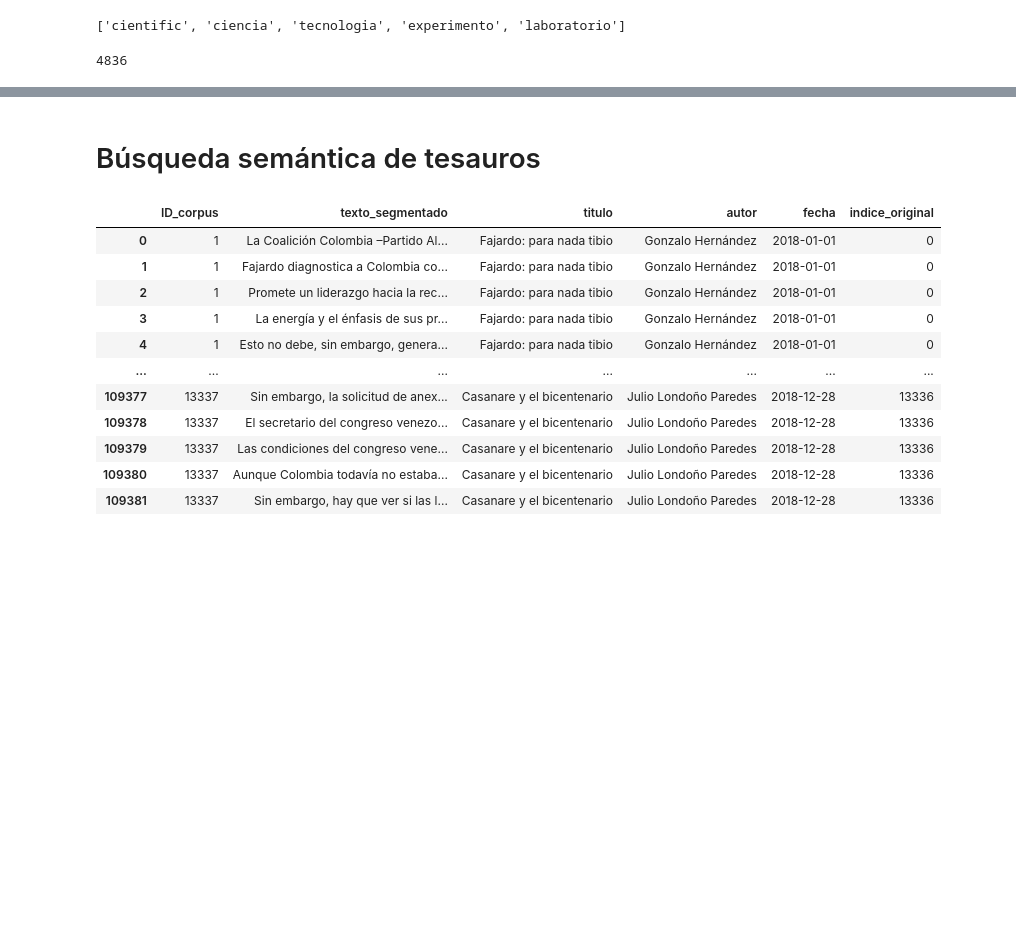
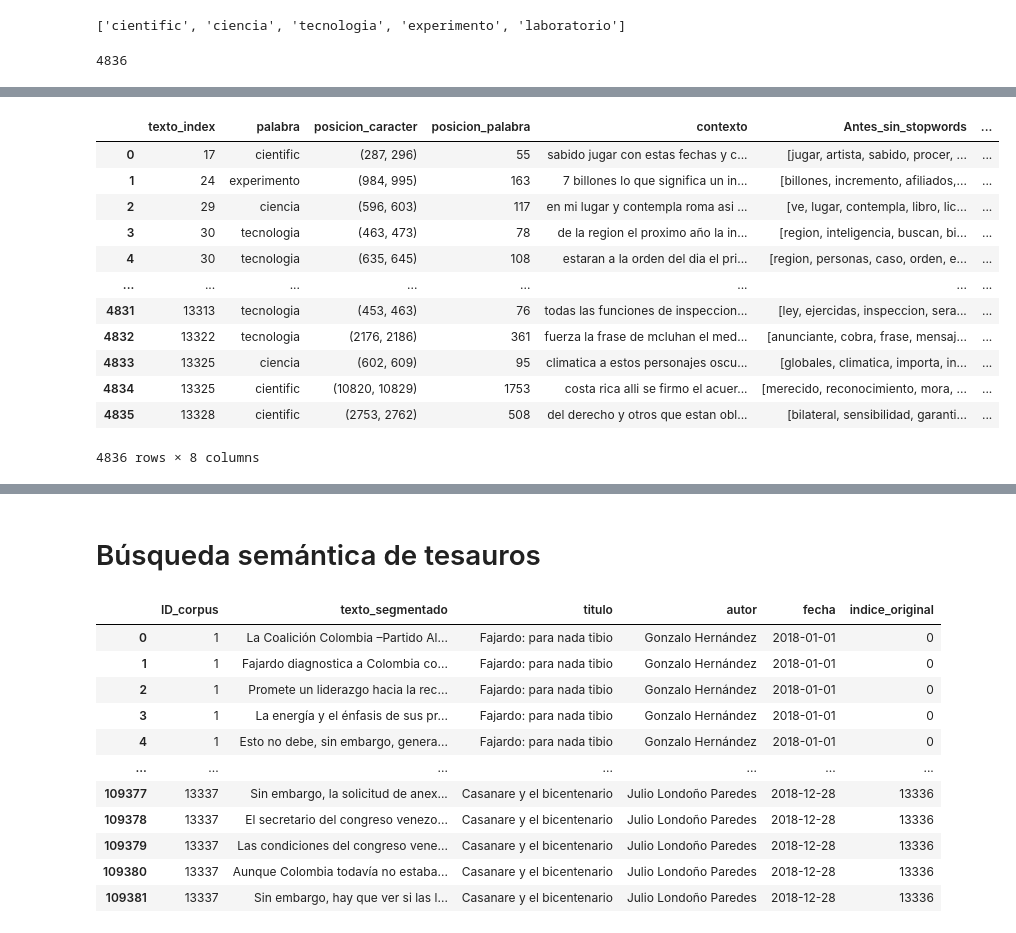
Before and after one commit to BMSS-EAFIT-Projects/HumanidadesDigitales_Karen, a Jupyter notebook: Códigos/busquedas_tesauros.ipynb, the cells around one changed output, grey strips where cells are left out. Cells and saved outputs as stored; diff of their text form; code cells hidden in the pictures; blank space fills up the shorter version.

```diff
--- a/Códigos/busquedas_tesauros.ipynb
+++ b/Códigos/busquedas_tesauros.ipynb
@@ -173,0 +201,16 @@ len(resultados)
+# %%
+resultados
+# %% [output]
+|  | texto_index | palabra | posicion_caracter | posicion_palabra | contexto | Antes_sin_stopwords | ... |
+| 0 | 17 | cientific | (287, 296) | 55 | sabido jugar con estas fechas y c... | [jugar, artista, sabido, procer, ... | ... |
+| 1 | 24 | experimento | (984, 995) | 163 | 7 billones lo que significa un in... | [billones, incremento, afiliados,... | ... |
+| 2 | 29 | ciencia | (596, 603) | 117 | en mi lugar y contempla roma asi ... | [ve, lugar, contempla, libro, lic... | ... |
+| 3 | 30 | tecnologia | (463, 473) | 78 | de la region el proximo año la in... | [region, inteligencia, buscan, bi... | ... |
+| 4 | 30 | tecnologia | (635, 645) | 108 | estaran a la orden del dia el pri... | [region, personas, caso, orden, e... | ... |
+| ... | ... | ... | ... | ... | ... | ... | ... |
+| 4831 | 13313 | tecnologia | (453, 463) | 76 | todas las funciones de inspeccion... | [ley, ejercidas, inspeccion, sera... | ... |
+| 4832 | 13322 | tecnologia | (2176, 2186) | 361 | fuerza la frase de mcluhan el med... | [anunciante, cobra, frase, mensaj... | ... |
+| 4833 | 13325 | ciencia | (602, 609) | 95 | climatica a estos personajes oscu... | [globales, climatica, importa, in... | ... |
+| 4834 | 13325 | cientific | (10820, 10829) | 1753 | costa rica alli se firmo el acuer... | [merecido, reconocimiento, mora, ... | ... |
+| 4835 | 13328 | cientific | (2753, 2762) | 508 | del derecho y otros que estan obl... | [bilateral, sensibilidad, garanti... | ... |
+4836 rows × 8 columns
```
Also changed, not shown: parts of 12 cells of this notebook.
